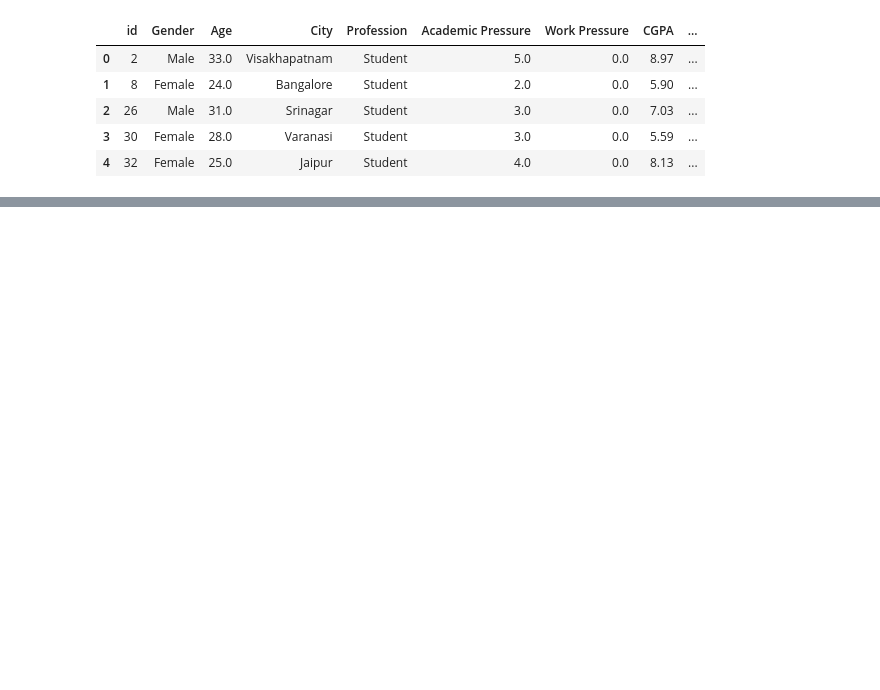
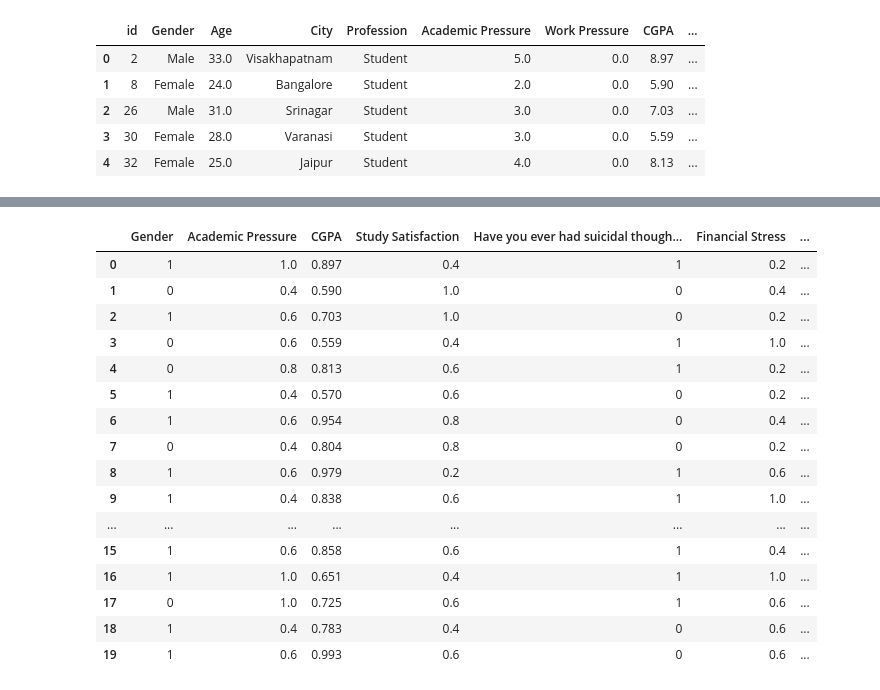
Before and after one commit to VectorJamo/Deep-Learning, a Jupyter notebook: Binary_Classification_Using_Support_Vector_Machine.ipynb, the cells around one changed output, grey strips where cells are left out. Cells and saved outputs as stored; diff of their text form; code cells hidden in the pictures; blank space fills up the shorter version.

```diff
--- a/Binary_Classification_Using_Support_Vector_Machine.ipynb
+++ b/Binary_Classification_Using_Support_Vector_Machine.ipynb
@@ -20,7 +23,7 @@ dataset.head()
 # %%
 # We will extract the following columns to train our model: Gender, Academic Pressure, CGPA, Study Satisfaction, Suicidial Thoughts, Financial Stress,
 # and Family history of Mental illness
-dataset = dataset[['Gender', 'Academic Pressure', 'CGPA', 'Study Satisfaction', 'Have you ever had suicidal thoughts ?', 'Financial Stress', 'Family History of Mental Illness']]
+dataset = dataset[['Gender', 'Academic Pressure', 'CGPA', 'Study Satisfaction', 'Have you ever had suicidal thoughts ?', 'Financial Stress', 'Family History of Mental Illness', 'Depression']]
 dataset
 # %% [output]
 |  | Gender | Academic Pressure | CGPA | Study Satisfaction | Have you ever had suicidal though... | Financial Stress | ... |
@@ -38,0 +42,19 @@ dataset
+# %%
+def normalize(value, max):
+  return value/max
+# %%
+max_academic_pressure = dataset['Academic Pressure'].max()
+max_study_satisfaction = dataset['Study Satisfaction'].max()
+max_cgpa = dataset['CGPA'].max()
+max_financial_stress = dataset['Financial Stress'].max()
+
+# Normalize the values
+dataset['Academic Pressure'] = [normalize(x, max_academic_pressure) for x in dataset['Academic Pressure']]
+dataset['Study Satisfaction'] = [normalize(x, max_study_satisfaction) for x in dataset['Study Satisfaction']]
+dataset['CGPA'] = [normalize(x, max_cgpa) for x in dataset['CGPA']]
+dataset['Financial Stress'] = [normalize(x, max_financial_stress) for x in dataset['Financial Stress']]
+
+# Replace Yes/No and binary data with 1 and 0
+dataset['Have you ever had suicidal thoughts ?'] = [1 if x == 'Yes' else 0 for x in dataset['Have you ever had suicidal thoughts ?']]
+dataset['Family History of Mental Illness'] = [1 if x == 'Yes' else 0 for x in dataset['Family History of Mental Illness']]
+dataset['Gender'] = [1 if x == 'Male' else 0 for x in dataset['Gender']]
@@ -38,0 +67,20 @@ dataset
+# %%
+dataset.head(20)
+# %% [output]
+|  | Gender | Academic Pressure | CGPA | Study Satisfaction | Have you ever had suicidal though... | Financial Stress | ... |
+| 0 | 1 | 1.0 | 0.897 | 0.4 | 1 | 0.2 | ... |
+| 1 | 0 | 0.4 | 0.590 | 1.0 | 0 | 0.4 | ... |
+| 2 | 1 | 0.6 | 0.703 | 1.0 | 0 | 0.2 | ... |
+| 3 | 0 | 0.6 | 0.559 | 0.4 | 1 | 1.0 | ... |
+| 4 | 0 | 0.8 | 0.813 | 0.6 | 1 | 0.2 | ... |
+| 5 | 1 | 0.4 | 0.570 | 0.6 | 0 | 0.2 | ... |
+| 6 | 1 | 0.6 | 0.954 | 0.8 | 0 | 0.4 | ... |
+| 7 | 0 | 0.4 | 0.804 | 0.8 | 0 | 0.2 | ... |
+| 8 | 1 | 0.6 | 0.979 | 0.2 | 1 | 0.6 | ... |
+| 9 | 1 | 0.4 | 0.838 | 0.6 | 1 | 1.0 | ... |
+| ... | ... | ... | ... | ... | ... | ... | ... |
+| 15 | 1 | 0.6 | 0.858 | 0.6 | 1 | 0.4 | ... |
+| 16 | 1 | 1.0 | 0.651 | 0.4 | 1 | 1.0 | ... |
+| 17 | 0 | 1.0 | 0.725 | 0.6 | 1 | 0.6 | ... |
+| 18 | 1 | 0.4 | 0.783 | 0.4 | 0 | 0.6 | ... |
+| 19 | 1 | 0.6 | 0.993 | 0.6 | 0 | 0.6 | ... |
```
Also changed, not shown: parts of 10 cells of this notebook.
